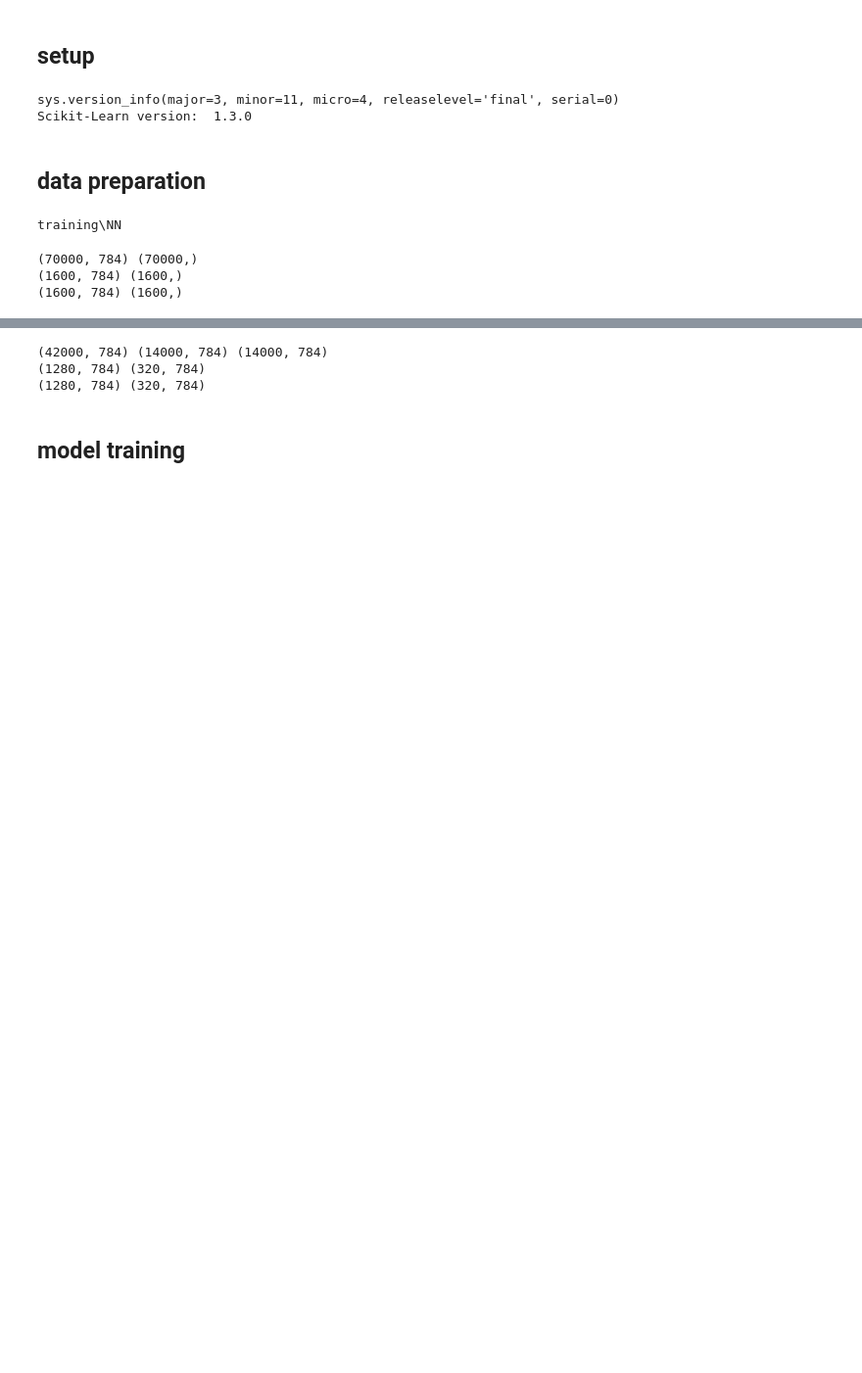
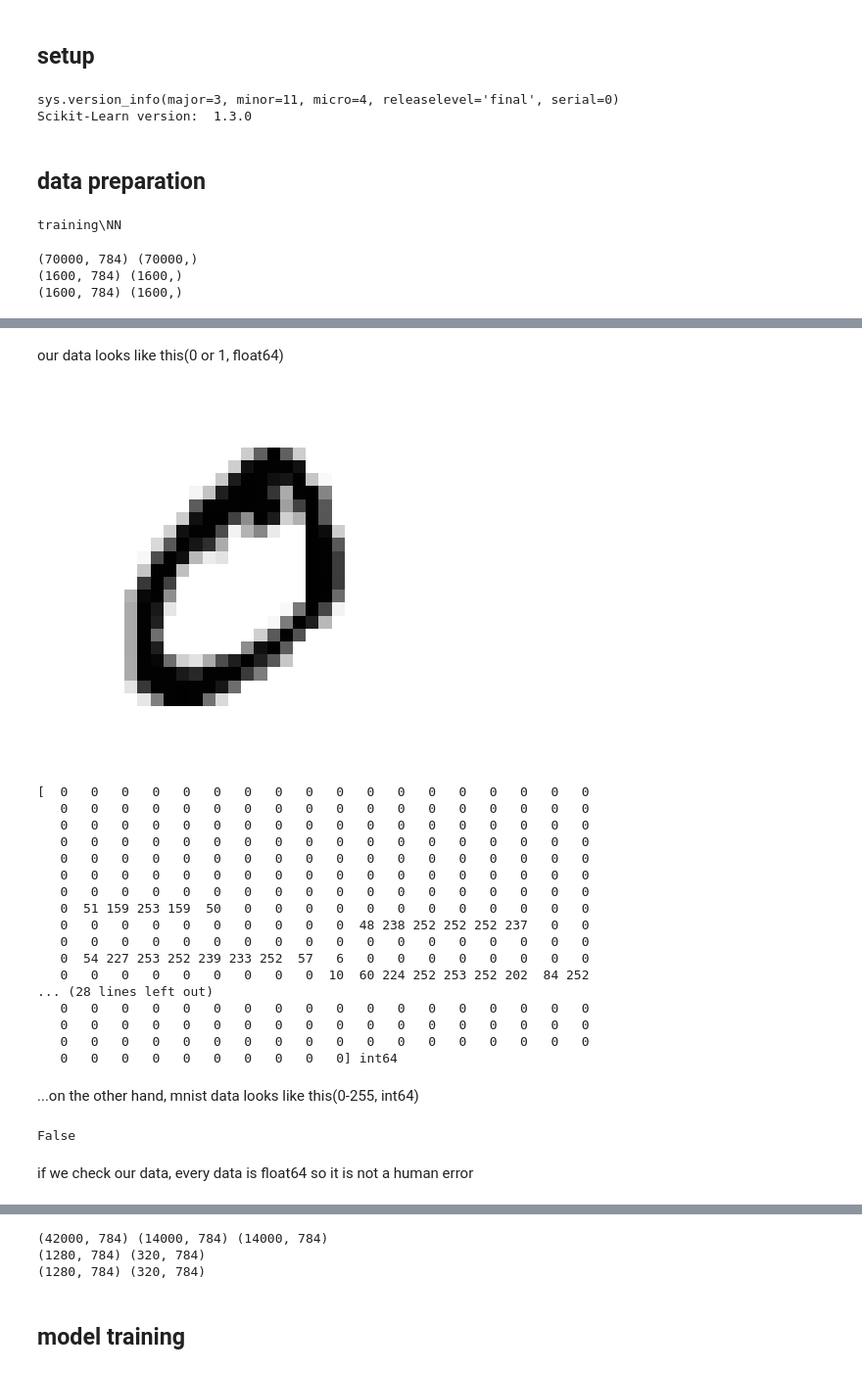
Before and after one commit to nonameR9077/MLproject_2023-2, a Jupyter notebook: NN/NN_learning.ipynb, the cells around one changed output, grey strips where cells are left out. Shown at 98% size. Saved outputs shown, nothing was run; the diff lists cells and outputs as text; code cells hidden in the pictures; blank space fills up the shorter version.

```diff
--- a/NN/NN_learning.ipynb
+++ b/NN/NN_learning.ipynb
@@ -75,0 +123,41 @@ print(X_myData_sym.shape, y_myData_sym.shape)
+# %% [markdown]
+our data looks like this(0 or 1, float64)
+# %%
+plot_digit(X_mnist[1])
+plt.show()
+print(X_mnist[1],X_mnist[1].dtype)
+# %% [output]
+[figure, added]
+[  0   0   0   0   0   0   0   0   0   0   0   0   0   0   0   0   0   0
+   0   0   0   0   0   0   0   0   0   0   0   0   0   0   0   0   0   0
+   0   0   0   0   0   0   0   0   0   0   0   0   0   0   0   0   0   0
+   0   0   0   0   0   0   0   0   0   0   0   0   0   0   0   0   0   0
+   0   0   0   0   0   0   0   0   0   0   0   0   0   0   0   0   0   0
+   0   0   0   0   0   0   0   0   0   0   0   0   0   0   0   0   0   0
+   0   0   0   0   0   0   0   0   0   0   0   0   0   0   0   0   0   0
+   0  51 159 253 159  50   0   0   0   0   0   0   0   0   0   0   0   0
+   0   0   0   0   0   0   0   0   0   0  48 238 252 252 252 237   0   0
+   0   0   0   0   0   0   0   0   0   0   0   0   0   0   0   0   0   0
+   0  54 227 253 252 239 233 252  57   6   0   0   0   0   0   0   0   0
+   0   0   0   0   0   0   0   0   0  10  60 224 252 253 252 202  84 252
+... (28 lines left out)
+   0   0   0   0   0   0   0   0   0   0   0   0   0   0   0   0   0   0
+   0   0   0   0   0   0   0   0   0   0   0   0   0   0   0   0   0   0
+   0   0   0   0   0   0   0   0   0   0   0   0   0   0   0   0   0   0
+   0   0   0   0   0   0   0   0   0   0] int64
+# %% [markdown]
+...on the other hand, mnist data looks like this(0-255, int64)
+# %%
+flag = False
+
+for i in range(0,X_myData_num.shape[0]):
+    if X_myData_num[i].dtype != "float64":
+        flag = True
+        break
+
+print(flag)
+# %% [output]
+False
+# %% [markdown]
+if we check our data, every data is float64
+so it is not a human error
```
Also changed, not shown: parts of 9 cells of this notebook, 2 other files.
